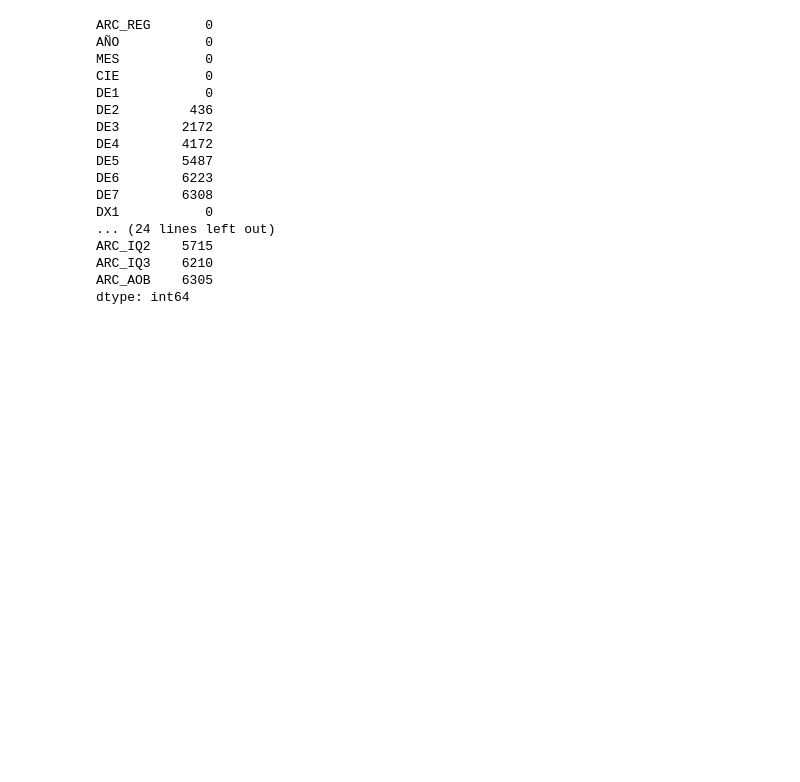
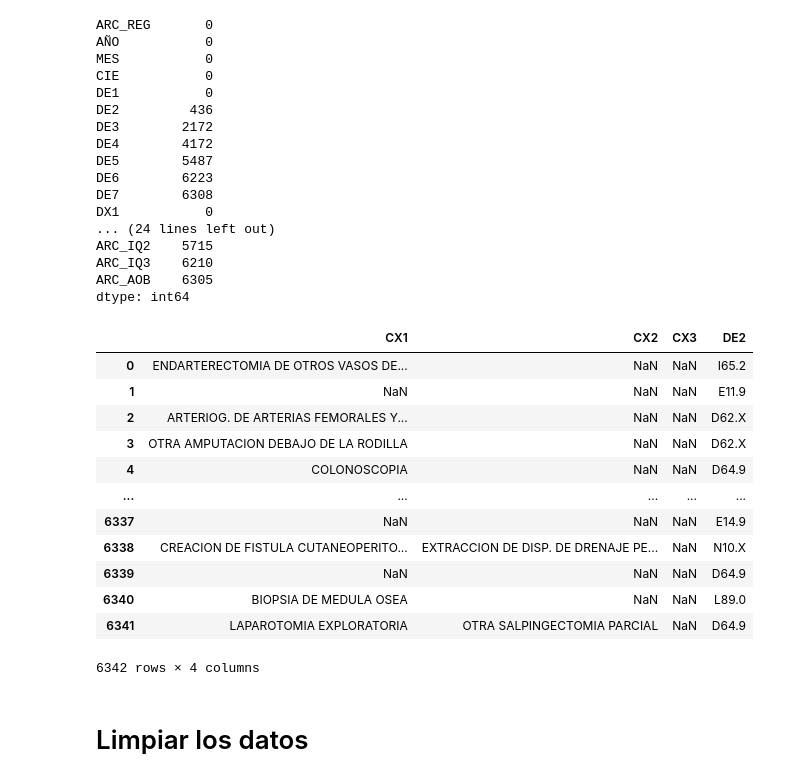
Before and after one commit to DiegoOyerv/Personal, a Jupyter notebook: Anemias.ipynb, the cells around one changed output. Saved outputs shown, nothing was run; the diff lists cells and outputs as text; code cells hidden in the pictures; blank space fills up the shorter version.

```diff
--- a/Anemias.ipynb
+++ b/Anemias.ipynb
@@ -134,3 +134,22 @@ ARC_IQ2    5715
 ARC_IQ3    6210
 ARC_AOB    6305
 dtype: int64
+# %%
+#
+Anemias[['CX1','CX2','CX3', 'DE2']]
+# %% [output]
+|  | CX1 | CX2 | CX3 | DE2 |
+| 0 | ENDARTERECTOMIA DE OTROS VASOS DE... | NaN | NaN | I65.2 |
+| 1 | NaN | NaN | NaN | E11.9 |
+| 2 | ARTERIOG. DE ARTERIAS FEMORALES Y... | NaN | NaN | D62.X |
+| 3 | OTRA AMPUTACION DEBAJO DE LA RODILLA | NaN | NaN | D62.X |
+| 4 | COLONOSCOPIA | NaN | NaN | D64.9 |
+| ... | ... | ... | ... | ... |
+| 6337 | NaN | NaN | NaN | E14.9 |
+| 6338 | CREACION DE FISTULA CUTANEOPERITO... | EXTRACCION DE DISP. DE DRENAJE PE... | NaN | N10.X |
+| 6339 | NaN | NaN | NaN | D64.9 |
+| 6340 | BIOPSIA DE MEDULA OSEA | NaN | NaN | L89.0 |
+| 6341 | LAPAROTOMIA EXPLORATORIA | OTRA SALPINGECTOMIA PARCIAL | NaN | D64.9 |
+6342 rows × 4 columns
+# %% [markdown]
+# Limpiar los datos
```
Also changed, not shown: parts of 6 cells of this notebook.
